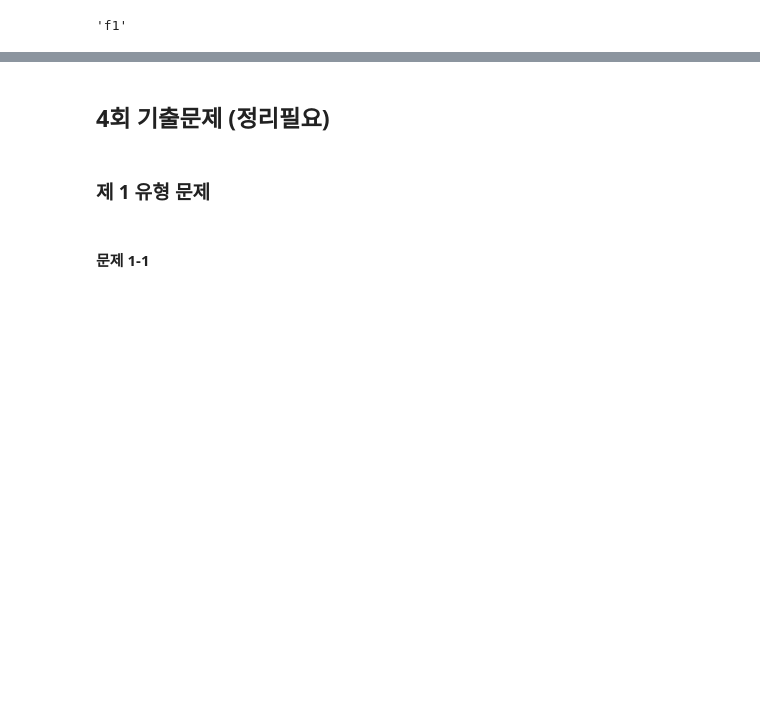
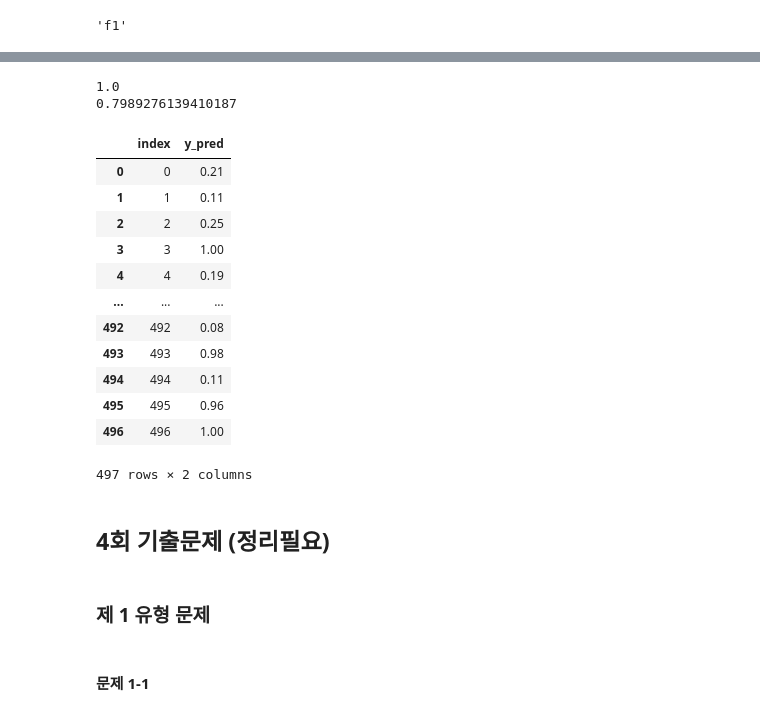
Before and after one commit to va4756/yemoon_bigdata_test, a Jupyter notebook: sinagong_bigdata.ipynb, the cells around one changed output, grey strips where cells are left out. Cells and saved outputs as stored; diff of their text form; code cells hidden in the pictures; blank space fills up the shorter version.

```diff
--- a/sinagong_bigdata.ipynb
+++ b/sinagong_bigdata.ipynb
@@ -446,0 +588,45 @@ df_na.index[0]
+# %%
+from sklearn.preprocessing import LabelEncoder
+
+for col in train.columns:
+    if train[col].dtype == 'object':
+        le = LabelEncoder()
+        le.fit(pd.concat([train[col], test[col]]))
+        train[col] = le.transform(train[col])
+        test[col] = le.transform(test[col])
+
+X = train.drop('TravelInsurance', axis=1)
+y = train['TravelInsurance']
+
+from sklearn.model_selection import train_test_split
+train_x, val_x, train_y, val_y = train_test_split(X, y, random_state=1)
+
+from sklearn.ensemble import RandomForestClassifier
+model = RandomForestClassifier(random_state=1)
+model.fit(train_x, train_y)
+print(model.score(train_x, train_y))
+print(model.score(val_x, val_y))
+
+pred = model.predict_proba(test)[:, 1]
+result = pd.DataFrame({'index': test.index,
+                       'y_pred': pred})
+result.to_csv('result.csv', index=False)
+# %% [output]
+1.0
+0.7989276139410187
+# %%
+pd.read_csv('result.csv')
+# %% [output]
+|  | index | y_pred |
+| 0 | 0 | 0.21 |
+| 1 | 1 | 0.11 |
+| 2 | 2 | 0.25 |
+| 3 | 3 | 1.00 |
+| 4 | 4 | 0.19 |
+| ... | ... | ... |
+| 492 | 492 | 0.08 |
+| 493 | 493 | 0.98 |
+| 494 | 494 | 0.11 |
+| 495 | 495 | 0.96 |
+| 496 | 496 | 1.00 |
+497 rows × 2 columns
```
Also changed, not shown: parts of 16 cells of this notebook.
